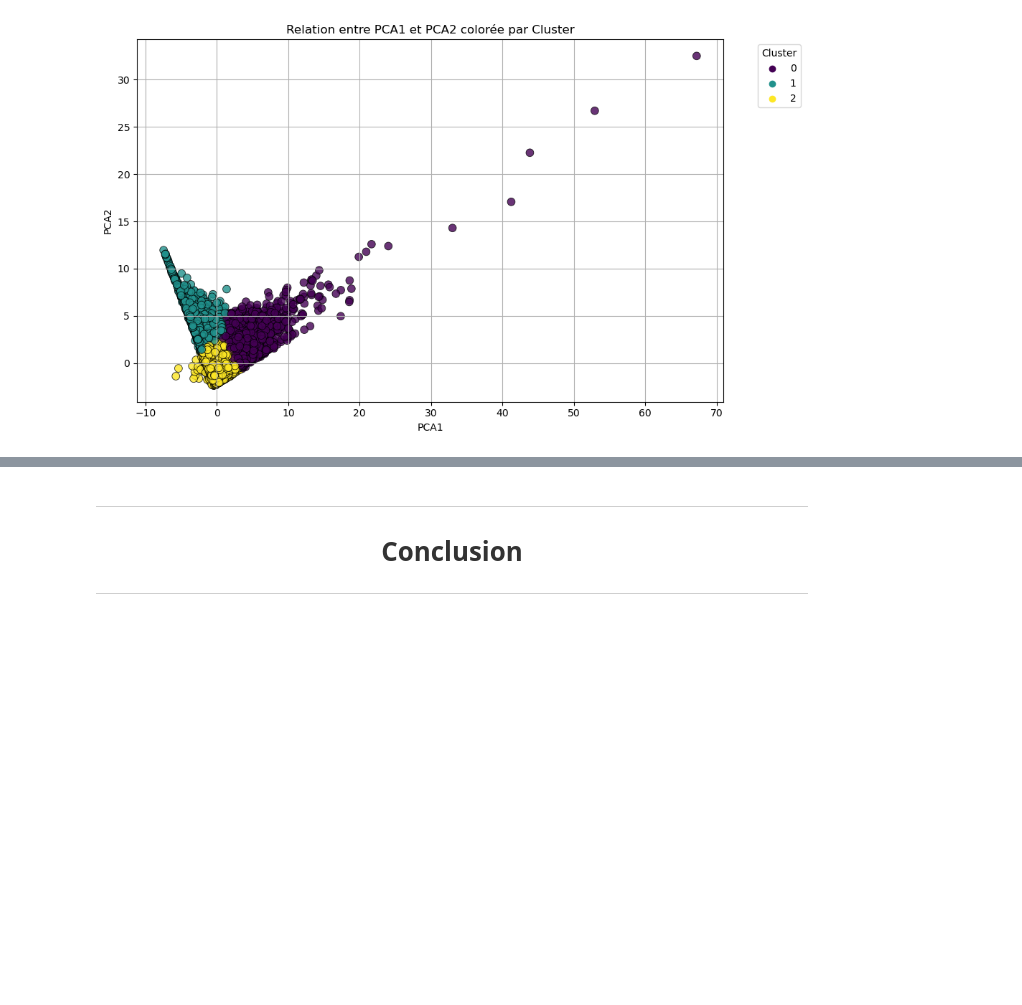
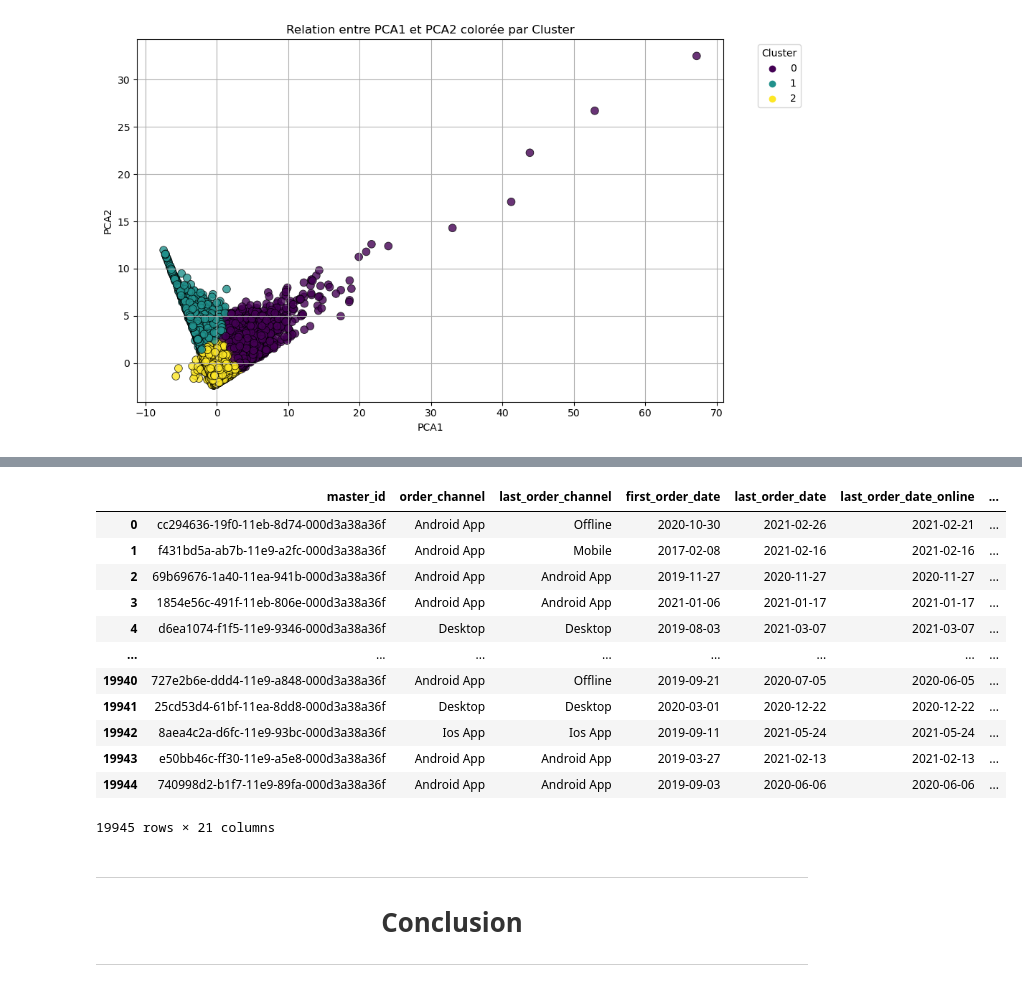
Before and after one commit to aduayom/Clustering-model, a Jupyter notebook: clustering_project.ipynb, the cells around one changed output, grey strips where cells are left out. Saved outputs shown, nothing was run; the diff lists cells and outputs as text; code cells hidden in the pictures; blank space fills up the shorter version.

```diff
--- a/clustering_project.ipynb
+++ b/clustering_project.ipynb
@@ -871,0 +885,31 @@ plt.show()
+# %%
+from kmodes.kprototypes import KPrototypes
+
+# Supposons que Data_CRM soit votre DataFrame d'origine contenant les données.
+# Spécifiez les variables continues et les variables catégorielles.
+variables_continues = ['customer_lifetime', 'time_between_orders', 'online_vs_offline_recency', 'online_vs_offline_order_frequency','customer_lifetime', 'time_between_orders', 'online_vs_offline_recency', 'online_vs_offline_order_frequency','order_num_total_ever_online', 'order_num_total_ever_offline',
+             'customer_value_total_ever_offline', 'customer_value_total_ever_online']
+variables_categoriques = ['order_channel', 'last_order_channel']
+
+# Sélection des données pour le clustering
+data_kproto = Data_CRM[variables_continues + variables_categoriques]
+
+# Remplacement des valeurs manquantes éventuelles (facultatif)
+# data_kproto = data_kproto.fillna(0)
+
+# Conversion des colonnes catégorielles en type 'object' pour K-Prototypes
+for col in variables_categoriques:
+    data_kproto[col] = data_kproto[col].astype(str)
+
+# Définir le nombre de clusters
+n_clusters_optimal = 3  # Remplacez par le nombre de clusters souhaité
+
+# Instanciation et ajustement du modèle K-Prototypes
+kproto = KPrototypes(n_clusters=n_clusters_optimal, random_state=42)
+clusters = kproto.fit_predict(data_kproto, categorical=[data_kproto.columns.get_loc(col) for col in variables_categoriques])
+
+# Ajouter les attributions de clusters à la DataFrame d'origine
+Data_CRM['cluster_KPrototypes'] = clusters
+
+# Afficher les premières lignes avec les attributions de clusters
+print(Data_CRM[['cluster_KPrototypes'] + variables_continues + variables_categoriques].head())
@@ -872,3 +987,19 @@ plt.show()
+# %%
+Data_CRM
+# %% [output]
+|  | master_id | order_channel | last_order_channel | first_order_date | last_order_date | last_order_date_online | ... |
+| 0 | cc294636-19f0-11eb-8d74-000d3a38a36f | Android App | Offline | 2020-10-30 | 2021-02-26 | 2021-02-21 | ... |
+| 1 | f431bd5a-ab7b-11e9-a2fc-000d3a38a36f | Android App | Mobile | 2017-02-08 | 2021-02-16 | 2021-02-16 | ... |
+| 2 | 69b69676-1a40-11ea-941b-000d3a38a36f | Android App | Android App | 2019-11-27 | 2020-11-27 | 2020-11-27 | ... |
+| 3 | 1854e56c-491f-11eb-806e-000d3a38a36f | Android App | Android App | 2021-01-06 | 2021-01-17 | 2021-01-17 | ... |
+| 4 | d6ea1074-f1f5-11e9-9346-000d3a38a36f | Desktop | Desktop | 2019-08-03 | 2021-03-07 | 2021-03-07 | ... |
+| ... | ... | ... | ... | ... | ... | ... | ... |
+| 19940 | 727e2b6e-ddd4-11e9-a848-000d3a38a36f | Android App | Offline | 2019-09-21 | 2020-07-05 | 2020-06-05 | ... |
+| 19941 | 25cd53d4-61bf-11ea-8dd8-000d3a38a36f | Desktop | Desktop | 2020-03-01 | 2020-12-22 | 2020-12-22 | ... |
+| 19942 | 8aea4c2a-d6fc-11e9-93bc-000d3a38a36f | Ios App | Ios App | 2019-09-11 | 2021-05-24 | 2021-05-24 | ... |
+| 19943 | e50bb46c-ff30-11e9-a5e8-000d3a38a36f | Android App | Android App | 2019-03-27 | 2021-02-13 | 2021-02-13 | ... |
+| 19944 | 740998d2-b1f7-11e9-89fa-000d3a38a36f | Android App | Android App | 2019-09-03 | 2020-06-06 | 2020-06-06 | ... |
+19945 rows × 21 columns
 # %% [markdown]
 <div style="font-family: 'Arial', sans-serif; color: #333; font-size: 14px;">
     <hr style="border-width:2px;border-color:#75DFC1">
```
Also changed, not shown: parts of 5 cells of this notebook.
